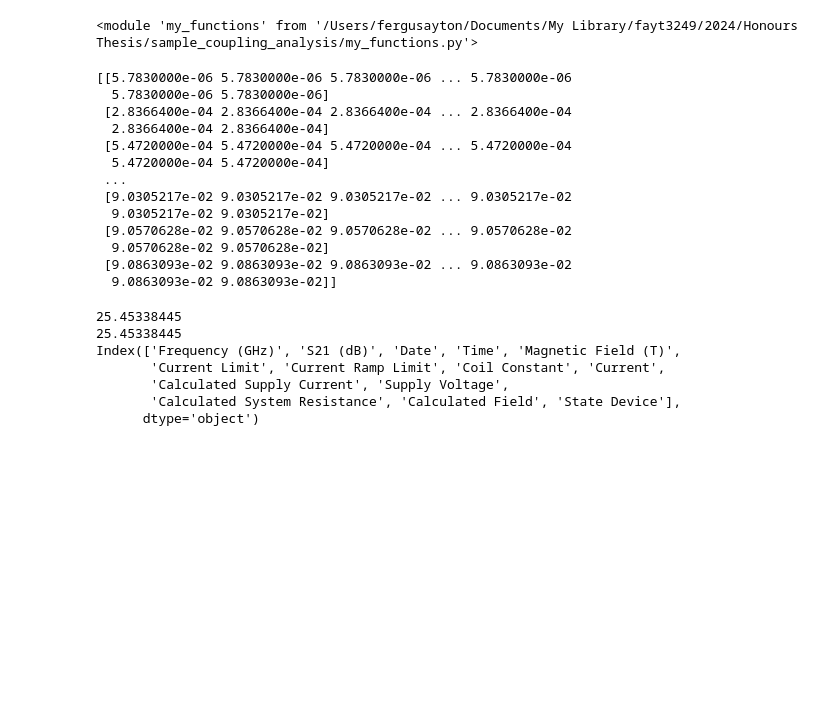
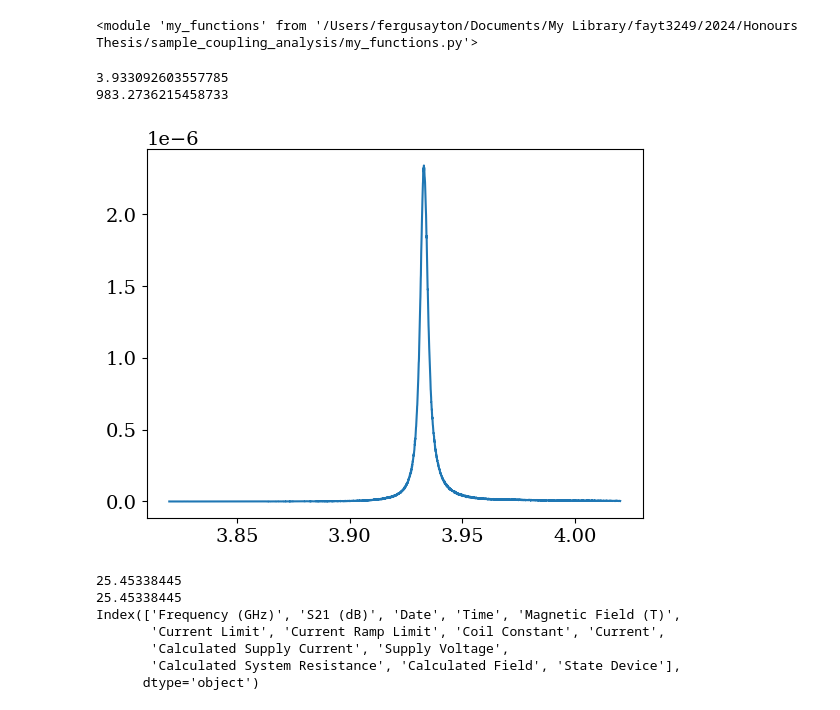
Before and after one commit to fergusayton/sample_coupling_analysis, a Jupyter notebook: 14_02_2025_sc_analysis.ipynb, the cells around one changed output. Cells and saved outputs as stored; diff of their text form; code cells hidden in the pictures; blank space fills up the shorter version.

```diff
--- a/14_02_2025_sc_analysis.ipynb
+++ b/14_02_2025_sc_analysis.ipynb
@@ -129,11 +130,15 @@ for file in data_files:
     time_str = int(time_str.replace("-", ""))
     spectra_times.append(time_str)
 
-    data["S21 (dB)"] = mf.convert_dB_2_linear(data["S21 (dB)"])
-    data["S21 (dB)"]=mf.low_pass_band_filter_fft(1000, data["Frequency (GHz)"], data["S21 (dB)"], plot_check=False)
+     #data["S21 (dB)"] = mf.convert_dB_2_linear(data["S21 (dB)"])
+    x_data = np.asarray(data["Frequency (GHz)"])
+    y_data = np.asarray(data["S21 (dB)"])
+    data["S21 (dB)"]=mf.low_pass_band_filter_fft(1000, x_data, y_data, plot_check=False)
 
+    # x_data = data["Frequency (GHz)"]
+    # y_data = data["S21 (dB)"]
     features = mf.calculate_S21_features(data, [3.86, 4.06], to_print=False)
-    features_2 = mf.extract_s21_features( data["Frequency (GHz)"],  data["S21 (dB)"])
+    features_2 = mf.extract_s21_features( x_data,  y_data, db_2_linear=True)
 
     loaded_q.append(features_2.get("Q_tot"))
     resonant_freq.append(features_2.get("f_res"))
@@ -143,7 +148,7 @@ for file in data_files:
     sent_voltage.append(data["Supply Voltage"][0])
     calc_resistance.append(data["Calculated System Resistance"][0])
 
-
+    data["S21 (dB)"] = mf.convert_dB_2_linear(data["S21 (dB)"])
     # loaded_q.append(features.get("Q_loaded"))
     # resonant_freq.append(features.get("f_r"))
     # s21_max.append(features.get("S_21_mag_at_f_r"))
@@ -167,25 +172,19 @@ magnetic_fields = np.array(magnetic_fields)
 resonant_freq = np.array(resonant_freq)
 s21_magnitudes = np.array(s21_magnitudes)
 loaded_q = np.array(loaded_q)
-print(magnetic_fields)
+#print(magnetic_fields)
 assert np.all(magnetic_fields == magnetic_fields[:, [0]]), "Not all values in each row are identical!"
 magnetic_fields = magnetic_fields[:,0]
 magnetic_fields = magnetic_fields*1e3
 resonant_freq = resonant_freq.squeeze()
-# %% [output]
-[[5.7830000e-06 5.7830000e-06 5.7830000e-06 ... 5.7830000e-06
-  5.7830000e-06 5.7830000e-06]
- [2.8366400e-04 2.8366400e-04 2.8366400e-04 ... 2.8366400e-04
-  2.8366400e-04 2.8366400e-04]
- [5.4720000e-04 5.4720000e-04 5.4720000e-04 ... 5.4720000e-04
-  5.4720000e-04 5.4720000e-04]
- ...
- [9.0305217e-02 9.0305217e-02 9.0305217e-02 ... 9.0305217e-02
-  9.0305217e-02 9.0305217e-02]
- [9.0570628e-02 9.0570628e-02 9.0570628e-02 ... 9.0570628e-02
-  9.0570628e-02 9.0570628e-02]
- [9.0863093e-02 9.0863093e-02 9.0863093e-02 ... 9.0863093e-02
-  9.0863093e-02 9.0863093e-02]]
+# %%
+plt.plot(x_data, mf.convert_dB_2_linear(y_data))
+print(np.average(resonant_freq[0]))
+print(np.max(loaded_q))
+# %% [output]
+3.933092603557785
+983.2736215458733
+[figure, added]
 # %%
 import pandas as pd
 import ast
```
Also changed, not shown: parts of 5 cells of this notebook, 5 other files.
